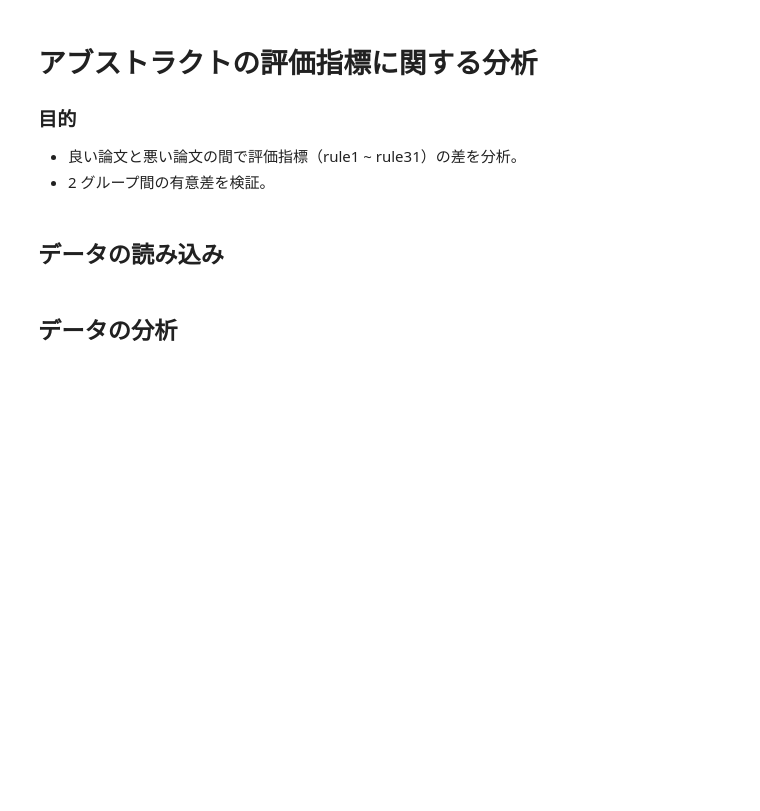
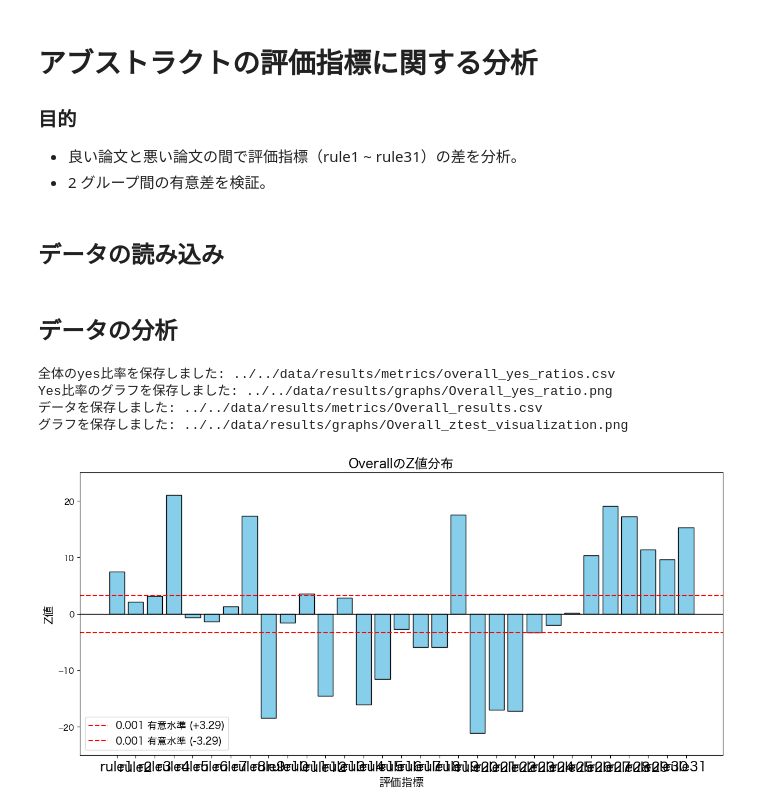
Before and after one commit to ku6kaw/Abstract-evaluation-by-Gemini, a Jupyter notebook: src/analysis/results_analysis.ipynb, the cells around one changed output. Cells and saved outputs as stored; diff of their text form; code cells hidden in the pictures; blank space fills up the shorter version.

```diff
--- a/src/analysis/results_analysis.ipynb
+++ b/src/analysis/results_analysis.ipynb
@@ -33,23 +33,29 @@ all_low_df = preprocess_data(pd.concat(low_group.values()))
 # %%
 # 全体のyes比率
 high_yes_ratios = calculate_yes_ratios(all_high_df, rules)
 low_yes_ratios = calculate_yes_ratios(all_low_df, rules)
 
 # 比率データの保存
 yes_ratios_path = f"{data_save_dir}/overall_yes_ratios.csv"
 os.makedirs(data_save_dir, exist_ok=True)
 pd.concat([high_yes_ratios.rename(columns={'Yes Ratio': 'High Yes Ratio'}),
             low_yes_ratios.rename(columns={'Yes Ratio': 'Low Yes Ratio'})], axis=1).to_csv(yes_ratios_path, index=False)
 print(f"全体のyes比率を保存しました: {yes_ratios_path}")
 
 # 全体のyes比率のグラフ保存
 save_yes_ratio_graph(
     high_yes_ratios,
     low_yes_ratios,
     graph_save_dir,
     "Overall"
 )
 
 # Z検定（全体）
 all_results_df = calculate_ztest(all_high_df, all_low_df, rules)
-visualize_results(all_results_df, graph_save_dir, data_save_dir, "Overall")
+visualize_results(all_results_df, graph_save_dir, data_save_dir, "Overall", 25)
+# %% [output]
+全体のyes比率を保存しました: ../../data/results/metrics/overall_yes_ratios.csv
+Yes比率のグラフを保存しました: ../../data/results/graphs/Overall_yes_ratio.png
+データを保存しました: ../../data/results/metrics/Overall_results.csv
+グラフを保存しました: ../../data/results/graphs/Overall_ztest_visualization.png
+[figure, added]
```
Also changed, not shown: parts of 3 cells of this notebook, 20 other files.
